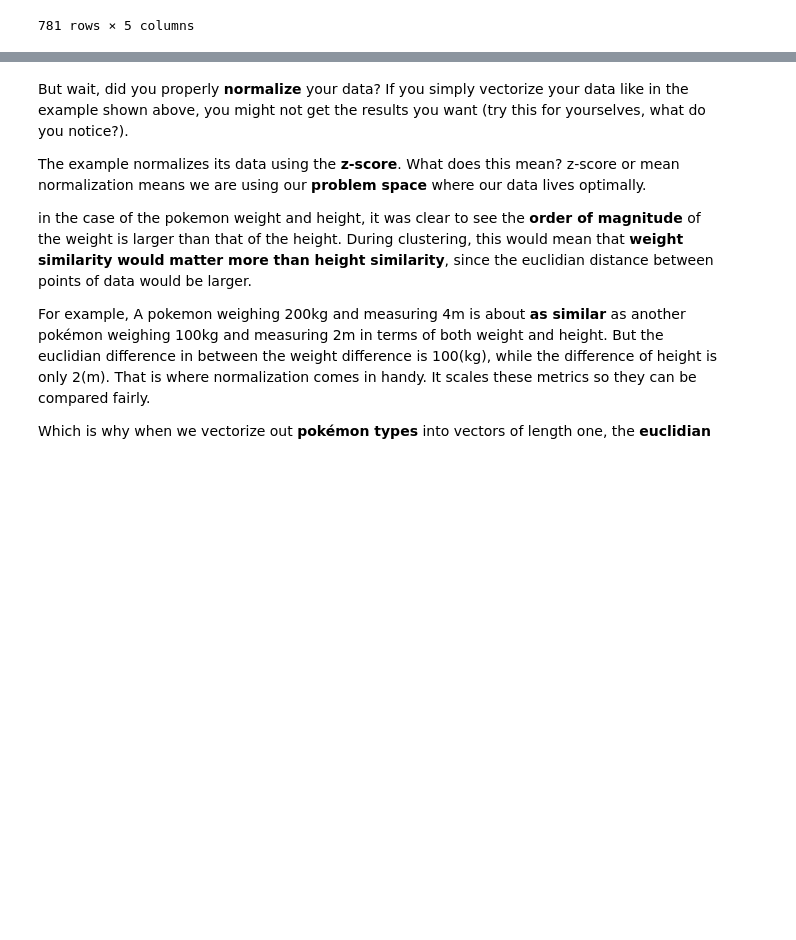
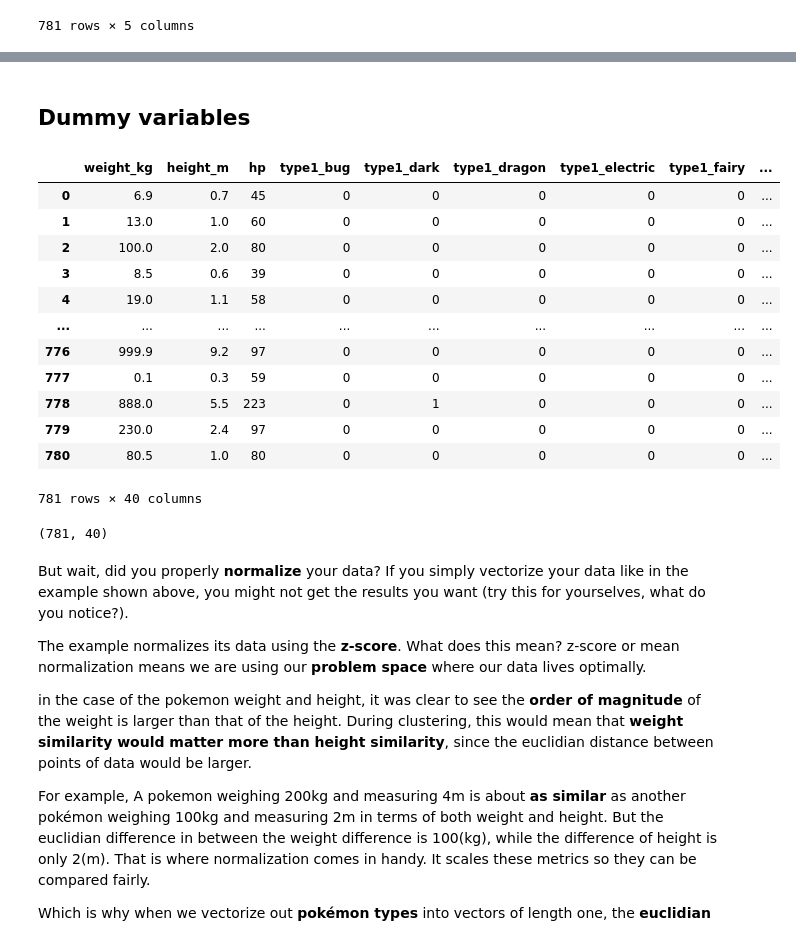
Before and after one commit to maryelo/Clustering-drills, a Jupyter notebook: 2.clustering_drills.ipynb, the cells around one changed output, grey strips where cells are left out. Cells and saved outputs as stored; diff of their text form; code cells hidden in the pictures; blank space fills up the shorter version.

Commit message:
dummy variables

```diff
--- a/2.clustering_drills.ipynb
+++ b/2.clustering_drills.ipynb
@@ -399,3 +439,3 @@ print(pokemon_type['type2'].isnull().sum())
 # %%
-pokemon_type = pokemon_type.replace(np.nan, 'None', regex=True)
+pokemon_type = pokemon_type.replace(np.nan, 'unknown', regex=True)
 # pokemon_type
@@ -404,3 +465,28 @@ pokemon_type = pokemon_type.replace(np.nan, 'None', regex=True)
+# %% [markdown]
+## Dummy variables
+# %%
+pokemon_dum = pd.get_dummies(pokemon_type, drop_first=False)
+pokemon_dum
+# %% [output]
+|  | weight_kg | height_m | hp | type1_bug | type1_dark | type1_dragon | type1_electric | type1_fairy | ... |
+| 0 | 6.9 | 0.7 | 45 | 0 | 0 | 0 | 0 | 0 | ... |
+| 1 | 13.0 | 1.0 | 60 | 0 | 0 | 0 | 0 | 0 | ... |
+| 2 | 100.0 | 2.0 | 80 | 0 | 0 | 0 | 0 | 0 | ... |
+| 3 | 8.5 | 0.6 | 39 | 0 | 0 | 0 | 0 | 0 | ... |
+| 4 | 19.0 | 1.1 | 58 | 0 | 0 | 0 | 0 | 0 | ... |
+| ... | ... | ... | ... | ... | ... | ... | ... | ... | ... |
+| 776 | 999.9 | 9.2 | 97 | 0 | 0 | 0 | 0 | 0 | ... |
+| 777 | 0.1 | 0.3 | 59 | 0 | 0 | 0 | 0 | 0 | ... |
+| 778 | 888.0 | 5.5 | 223 | 0 | 1 | 0 | 0 | 0 | ... |
+| 779 | 230.0 | 2.4 | 97 | 0 | 0 | 0 | 0 | 0 | ... |
+| 780 | 80.5 | 1.0 | 80 | 0 | 0 | 0 | 0 | 0 | ... |
+781 rows × 40 columns
+# %%
+pokemon_dum.shape
+
+# there are two colloms more than expexted
+# %% [output]
+(781, 40)
 # %%
 # cluster your multi-dimensional pokémon data here
 # %%
```
Also changed, not shown: parts of 13 cells of this notebook.
